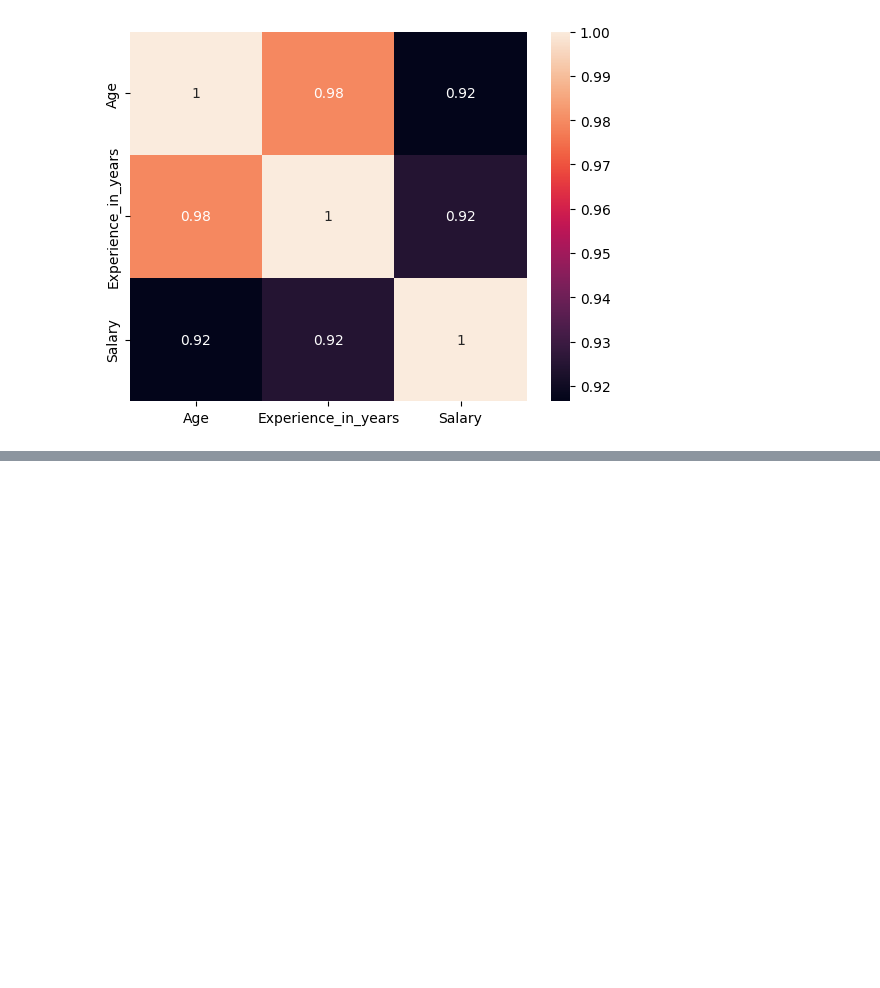
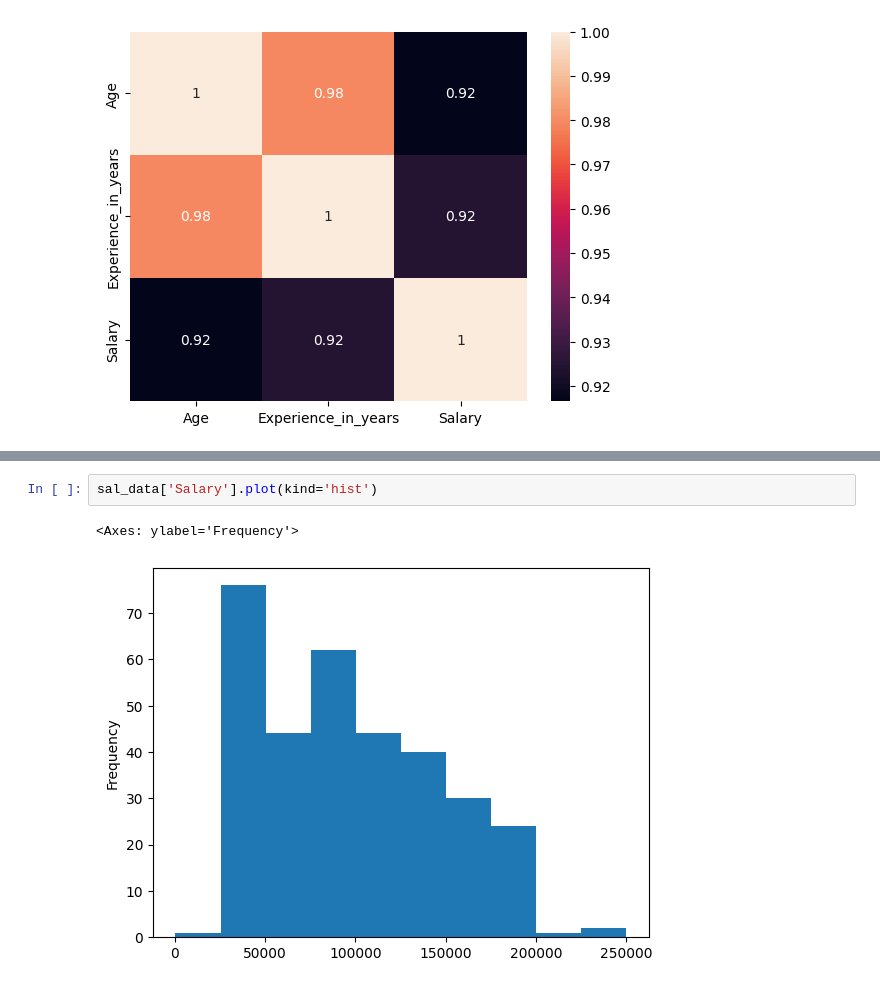
Before and after one commit to gowtham1035/Salary_prediction, a Jupyter notebook: salary_predictor.ipynb, the cells around one changed output, grey strips where cells are left out. Saved outputs shown, nothing was run; the diff lists cells and outputs as text; blank space fills up the shorter version.

```diff
--- a/salary_predictor.ipynb
+++ b/salary_predictor.ipynb
@@ -134,0 +182,5 @@ sns.heatmap(corr,annot = True)
+# %%
+sal_data['Salary'].plot(kind='hist')
+# %% [output]
+<Axes: ylabel='Frequency'>
+[figure, added]
```
Also changed, not shown: parts of 44 cells of this notebook.
